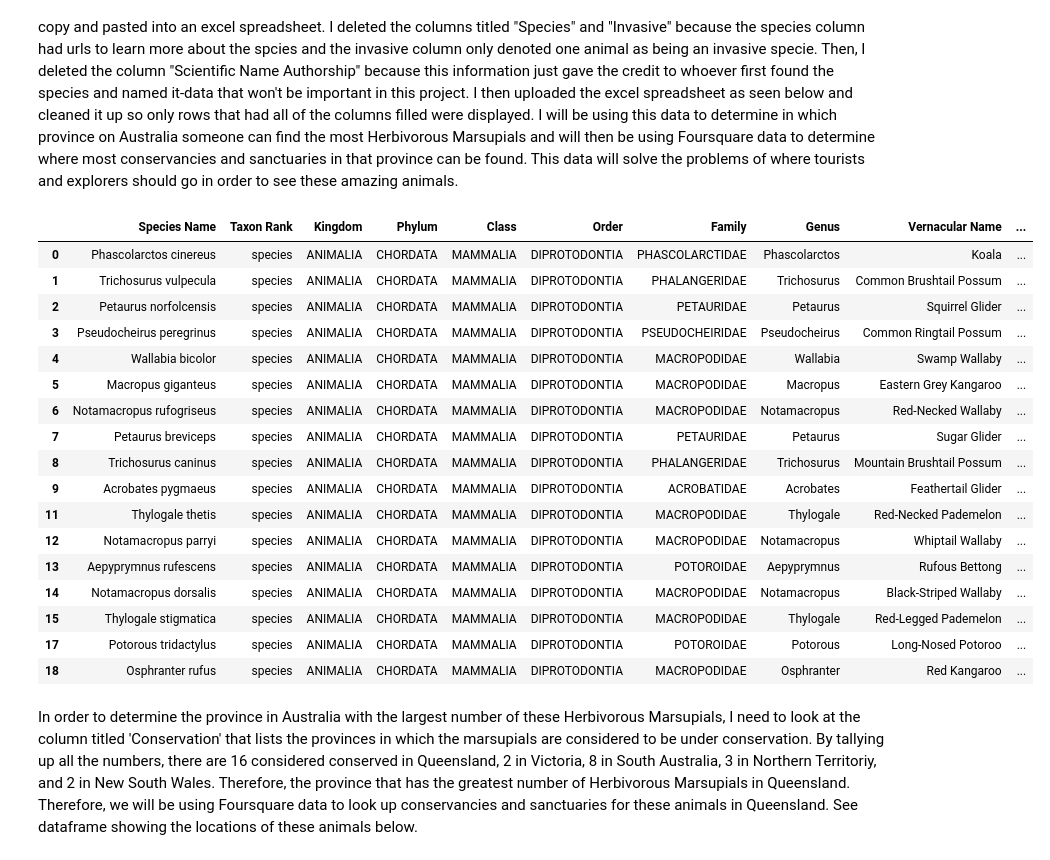
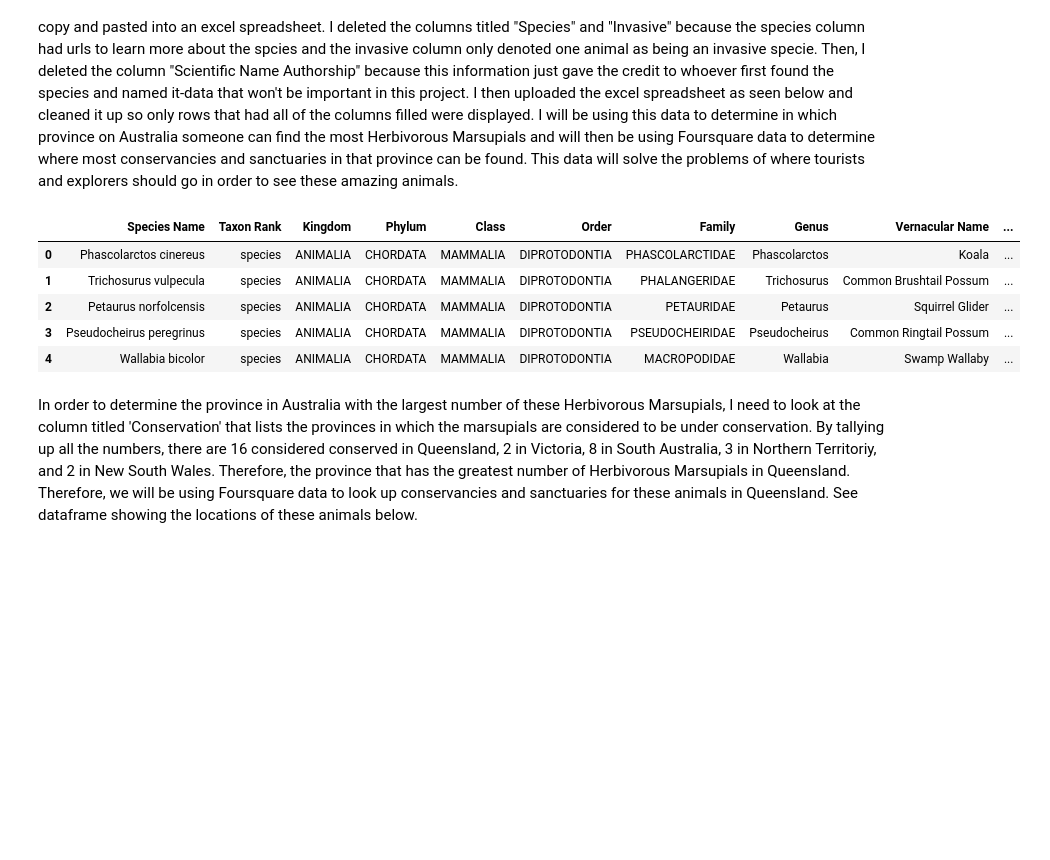
Before and after one commit to CNordqui/Coursera_Capstone, a Jupyter notebook: Coursera_Capstone_CNordqui.ipynb, the cells around one changed output. Cells and saved outputs as stored; diff of their text form; code cells hidden in the pictures; blank space fills up the shorter version.

```diff
--- a/Coursera_Capstone_CNordqui.ipynb
+++ b/Coursera_Capstone_CNordqui.ipynb
@@ -13,30 +13,18 @@ The Data for this project is from Foursquare as well as from the Atlas of Living
 # %%
 import pandas as pd
 import numpy as np
 #I copied the data from Wikipedia and then pasted it into an excel spreadsheet. And read it into the pandas dataframe here.
 df = pd.read_excel('Herbivorous Marsupials.xlsx')
 #Cleaning up the data
 df.dropna(subset=['Conservation'], inplace=True)
-df
+df.head()
 # %% [output]
 |  | Species Name | Taxon Rank | Kingdom | Phylum | Class | Order | Family | Genus | Vernacular Name | ... |
 | 0 | Phascolarctos cinereus | species | ANIMALIA | CHORDATA | MAMMALIA | DIPROTODONTIA | PHASCOLARCTIDAE | Phascolarctos | Koala | ... |
 | 1 | Trichosurus vulpecula | species | ANIMALIA | CHORDATA | MAMMALIA | DIPROTODONTIA | PHALANGERIDAE | Trichosurus | Common Brushtail Possum | ... |
 | 2 | Petaurus norfolcensis | species | ANIMALIA | CHORDATA | MAMMALIA | DIPROTODONTIA | PETAURIDAE | Petaurus | Squirrel Glider | ... |
 | 3 | Pseudocheirus peregrinus | species | ANIMALIA | CHORDATA | MAMMALIA | DIPROTODONTIA | PSEUDOCHEIRIDAE | Pseudocheirus | Common Ringtail Possum | ... |
 | 4 | Wallabia bicolor | species | ANIMALIA | CHORDATA | MAMMALIA | DIPROTODONTIA | MACROPODIDAE | Wallabia | Swamp Wallaby | ... |
-| 5 | Macropus giganteus | species | ANIMALIA | CHORDATA | MAMMALIA | DIPROTODONTIA | MACROPODIDAE | Macropus | Eastern Grey Kangaroo | ... |
-| 6 | Notamacropus rufogriseus | species | ANIMALIA | CHORDATA | MAMMALIA | DIPROTODONTIA | MACROPODIDAE | Notamacropus | Red-Necked Wallaby | ... |
-| 7 | Petaurus breviceps | species | ANIMALIA | CHORDATA | MAMMALIA | DIPROTODONTIA | PETAURIDAE | Petaurus | Sugar Glider | ... |
-| 8 | Trichosurus caninus | species | ANIMALIA | CHORDATA | MAMMALIA | DIPROTODONTIA | PHALANGERIDAE | Trichosurus | Mountain Brushtail Possum | ... |
-| 9 | Acrobates pygmaeus | species | ANIMALIA | CHORDATA | MAMMALIA | DIPROTODONTIA | ACROBATIDAE | Acrobates | Feathertail Glider | ... |
-| 11 | Thylogale thetis | species | ANIMALIA | CHORDATA | MAMMALIA | DIPROTODONTIA | MACROPODIDAE | Thylogale | Red-Necked Pademelon | ... |
-| 12 | Notamacropus parryi | species | ANIMALIA | CHORDATA | MAMMALIA | DIPROTODONTIA | MACROPODIDAE | Notamacropus | Whiptail Wallaby | ... |
-| 13 | Aepyprymnus rufescens | species | ANIMALIA | CHORDATA | MAMMALIA | DIPROTODONTIA | POTOROIDAE | Aepyprymnus | Rufous Bettong | ... |
-| 14 | Notamacropus dorsalis | species | ANIMALIA | CHORDATA | MAMMALIA | DIPROTODONTIA | MACROPODIDAE | Notamacropus | Black-Striped Wallaby | ... |
-| 15 | Thylogale stigmatica | species | ANIMALIA | CHORDATA | MAMMALIA | DIPROTODONTIA | MACROPODIDAE | Thylogale | Red-Legged Pademelon | ... |
-| 17 | Potorous tridactylus | species | ANIMALIA | CHORDATA | MAMMALIA | DIPROTODONTIA | POTOROIDAE | Potorous | Long-Nosed Potoroo | ... |
-| 18 | Osphranter rufus | species | ANIMALIA | CHORDATA | MAMMALIA | DIPROTODONTIA | MACROPODIDAE | Osphranter | Red Kangaroo | ... |
 # %% [markdown]
 In order to determine the province in Australia with the largest number of these Herbivorous Marsupials, I need to look at the column titled 'Conservation' that lists the provinces in which the marsupials are considered to be under conservation. By tallying up all the numbers, there are 16 considered conserved in Queensland, 2 in Victoria, 8 in South Australia, 3 in Northern Territoriy, and 2 in New South Wales. Therefore, the province that has the greatest number of Herbivorous Marsupials in Queensland. Therefore, we will be using Foursquare data to look up conservancies and sanctuaries for these animals in Queensland. See dataframe showing the locations of these animals below.
 # %%
```
Also changed, not shown: parts of 13 cells of this notebook.
